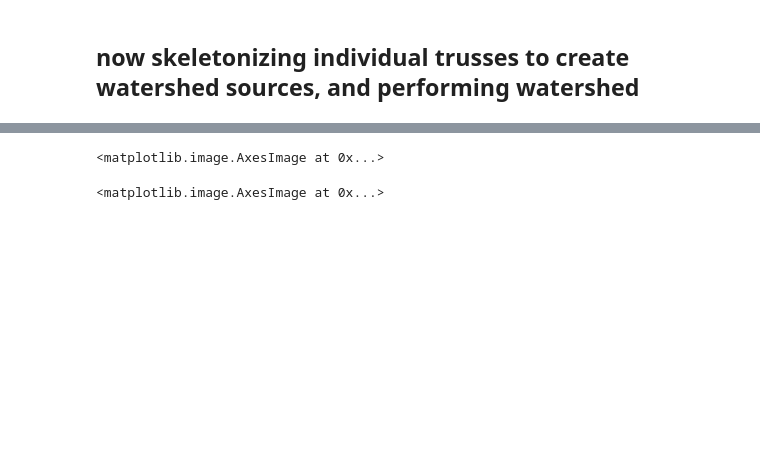
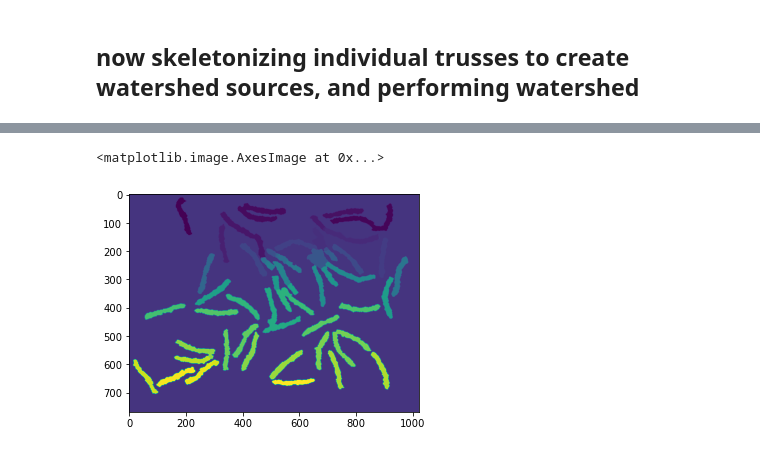
Before and after one commit to gshikhri/triangulated-truss-analysis, a Jupyter notebook: watershed_based_image_segmentation.ipynb, the cells around one changed output, grey strips where cells are left out. Drawn from its saved outputs; the diff is of its cells as text; code cells hidden in the pictures; blank space fills up the shorter version.

```diff
--- a/watershed_based_image_segmentation.ipynb
+++ b/watershed_based_image_segmentation.ipynb
@@ -40,12 +50,8 @@ plt.imshow(bg_fg)
 # %%
-edges = filters.frangi(~sure_fg)
-eroded_edges = morphology.skeletonize(morphology.binary_erosion(edges, np.ones(shape=(12, 12))))
 markers = measure.label(eroded_edges)
 labels = segmentation.watershed(bg_fg, markers)
-# plt.imshow(segmentation.mark_boundaries(truss_image, labels))
+plt.imshow(segmentation.mark_boundaries(truss_image, labels))
+plt.imshow(labels)
 # %% [output]
 <matplotlib.image.AxesImage at 0x...>
+[figure, added]
-# %%
-plt.imshow(label2rgb(labels, image=truss_image))
-# %% [output]
-<matplotlib.image.AxesImage at 0x...>
```
Also changed, not shown: parts of 7 cells of this notebook.
